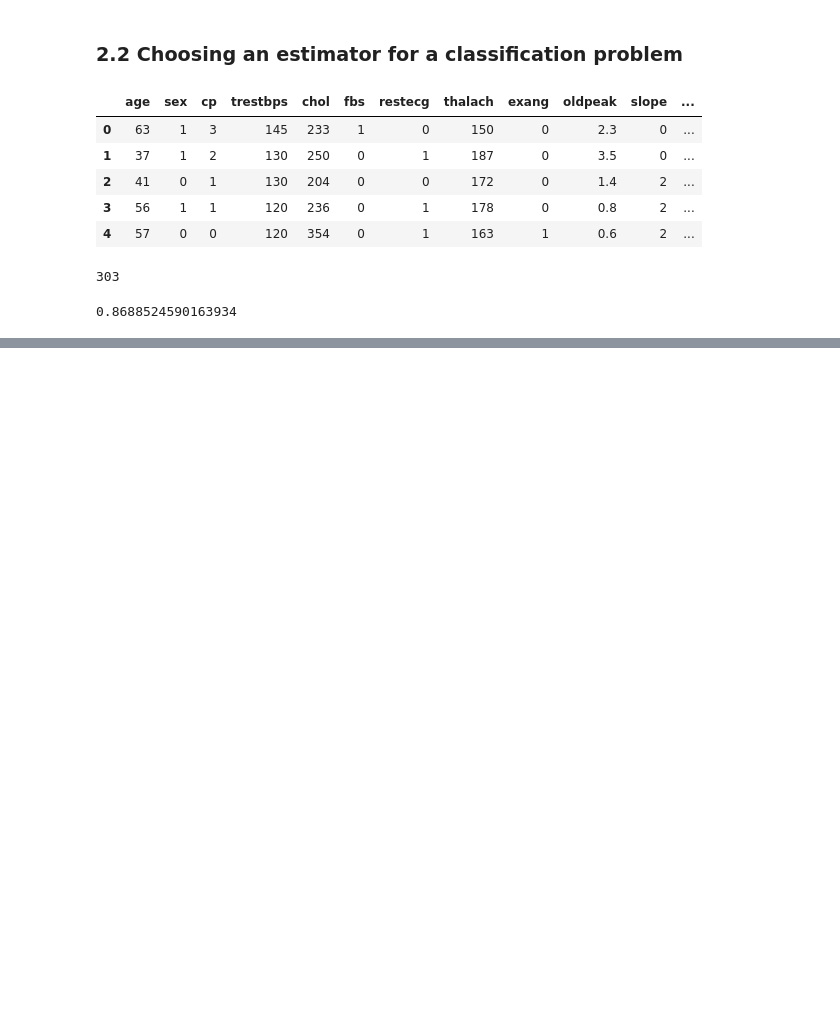
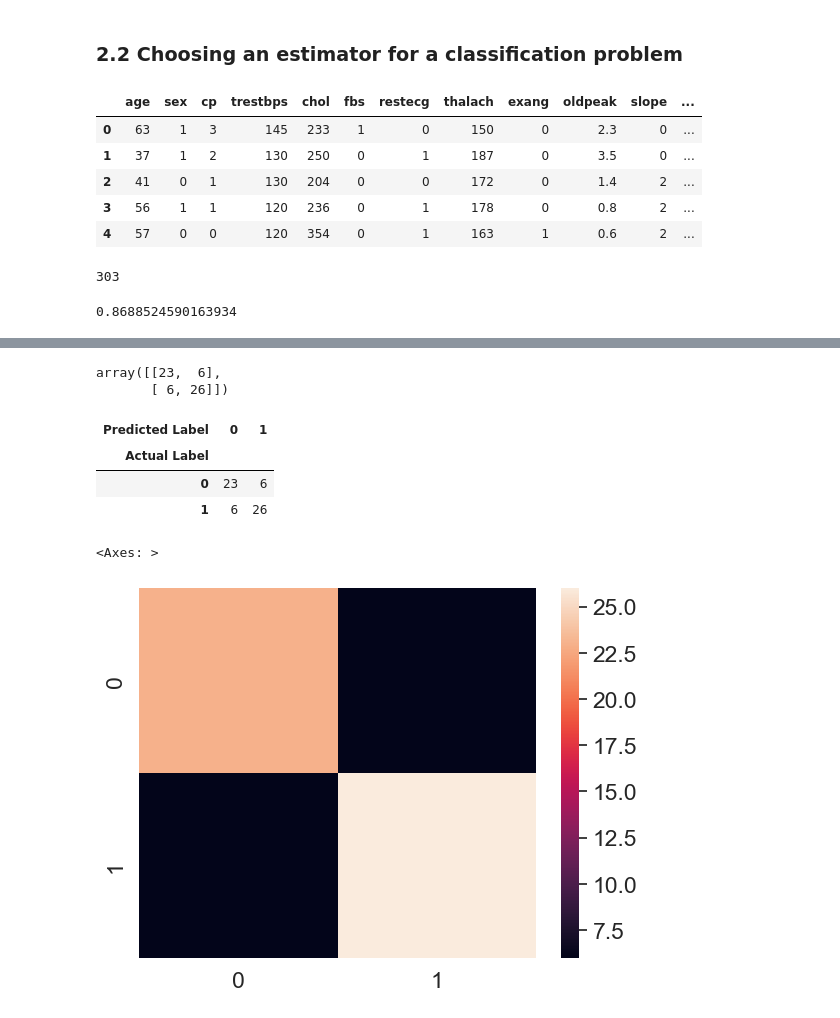
Before and after one commit to usheikhh/ZTM-AI-ML-DS, a Jupyter notebook: scikit/intro-to-scikit-learn.ipynb, the cells around one changed output, grey strips where cells are left out. Saved outputs shown, nothing was run; the diff lists cells and outputs as text; code cells hidden in the pictures; blank space fills up the shorter version.

```diff
--- a/scikit/intro-to-scikit-learn.ipynb
+++ b/scikit/intro-to-scikit-learn.ipynb
@@ -726,0 +981,10 @@ clf.score(X_test, y_test)
+# %%
+from sklearn.ensemble import RandomForestClassifier
+
+np.random.seed(42)
+
+X = heart_disease.drop('target', axis = 1)
+y = heart_disease['target']
+
+clf = RandomForestClassifier()
+cv_score = cross_val_score(clf, X, y, cv = 5)
@@ -726,0 +1137,35 @@ clf.score(X_test, y_test)
+# %%
+from sklearn.metrics import confusion_matrix
+
+y_preds = clf.predict(X_test)
+
+confusion_matrix(y_test, y_preds)
+# %% [output]
+array([[23,  6],
+       [ 6, 26]])
+# %%
+# Visualize the confuision matrix with pd.crosstab()
+pd.crosstab(y_test,
+            y_preds,
+            rownames=['Actual Label'],
+            colnames=['Predicted Label'])
+# %% [output]
+| Predicted Label | 0 | 1 |
+| Actual Label |  |  |
+| 0 | 23 | 6 |
+| 1 | 6 | 26 |
+# %%
+# Make our confusion matrix more visual with seaborn heatmap()
+import seaborn as sns
+
+# Set the font scale
+sns.set(font_scale = 1.5)
+
+# Create a confusion matrix
+conf_mat = confusion_matrix(y_test, y_preds)
+
+# Plot
+sns.heatmap(conf_mat)
+# %% [output]
+<Axes: >
+[figure, added]
```
Also changed, not shown: parts of 66 cells of this notebook.
